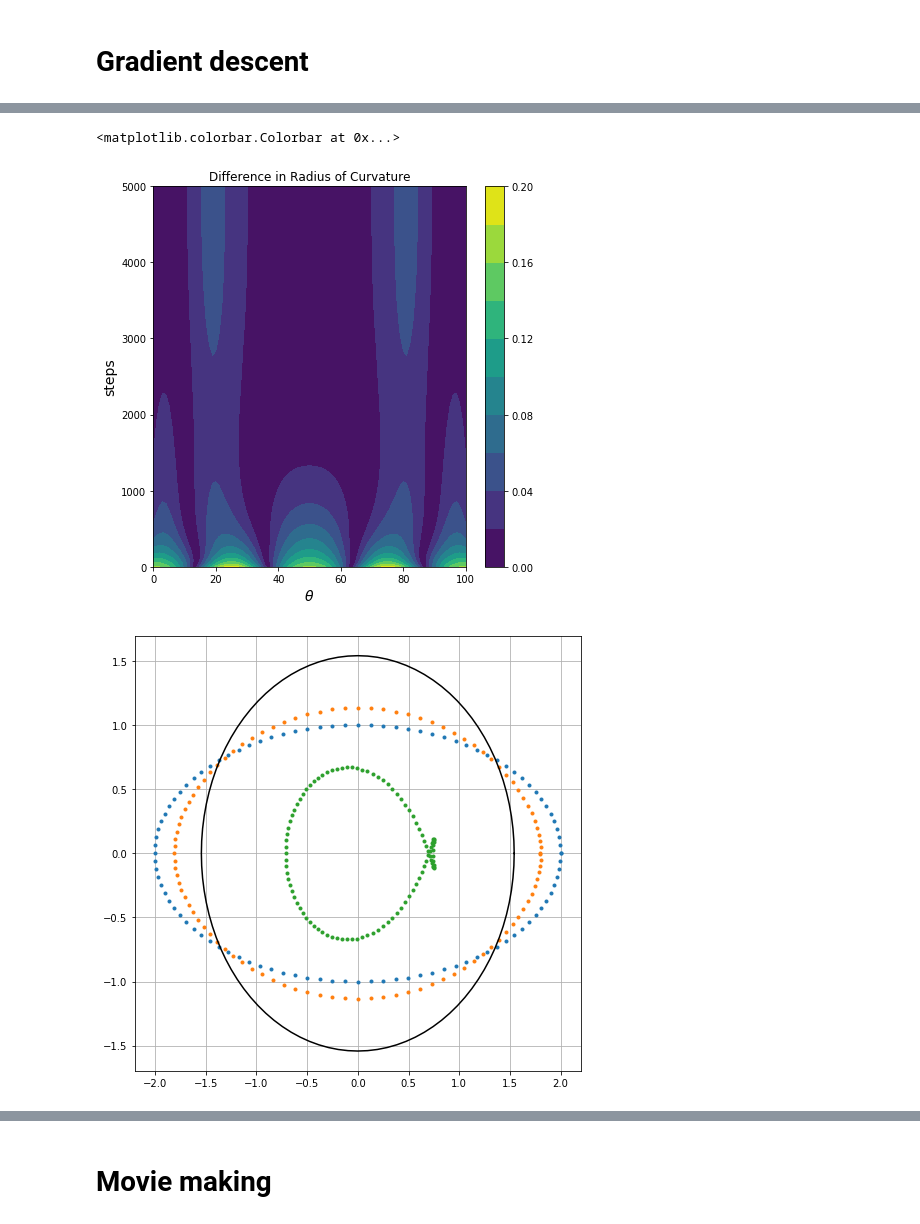
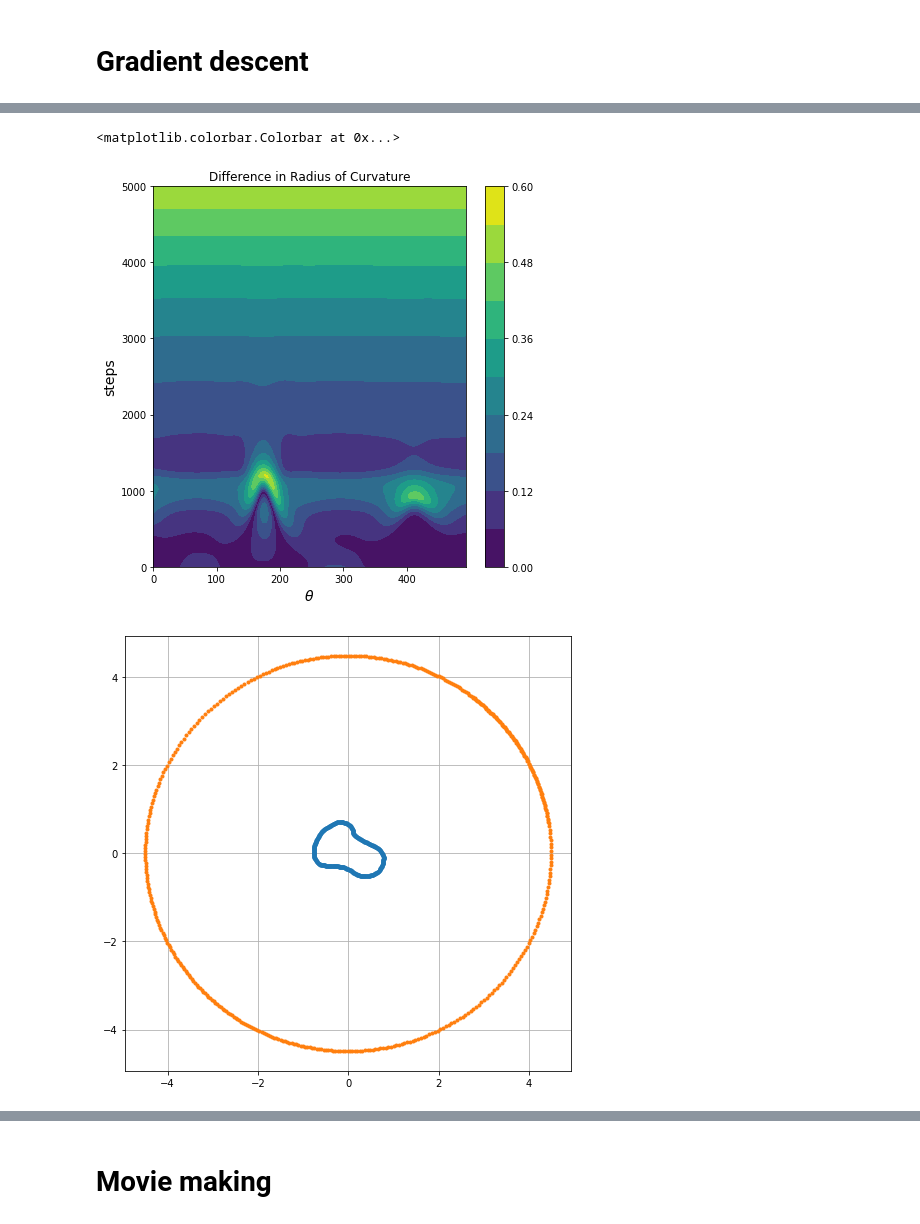
Before and after one commit to rafaelalmada240/ProjectCircles, a Jupyter notebook: ProjectCircles.ipynb, the cells around one changed output, grey strips where cells are left out. Saved outputs shown, nothing was run; the diff lists cells and outputs as text; code cells hidden in the pictures.

Commit message:
Did some changes
Changed some bits from the code. Now you can run it for saved curves.

```diff
--- a/ProjectCircles.ipynb
+++ b/ProjectCircles.ipynb
@@ -28,0 +31,5 @@ plt.plot(x,y)
+# %%
+f = np.load('parametriccurve.npy')
+x_n = (f[:,1]-np.median(f[:,1]))/np.median(f[:,1])
+y_n = (f[:,0]-np.median(f[:,0]))/np.median(f[:,0])
+t = np.arange(0,len(x_n))/70
@@ -28,0 +38,3 @@ plt.plot(x,y)
+# %%
+x = sig.savgol_filter(x_n,25,6)
+y = -sig.savgol_filter(y_n,25,6)
@@ -104,18 +122,18 @@ plt.title('Difference in Radius of Curvature')
 plt.colorbar()
 # %% [output]
 <matplotlib.colorbar.Colorbar at 0x...>
-[figure, old version]
+[figure, new version]
 # %%
 plt.figure(figsize=(8,8))
 g = np.array([x,y])
 plt.plot(g[0],g[1],'.')
-plt.plot(g_array[100,0],g_array[100,1],'.')
-plt.plot(1.25*g_list[-1][0],1.25*g_list[-1][1],'.')
-plt.plot(Cx,Cy,'k')
+plt.plot(g_array[2500,0],g_array[2500,1],'.')
+#plt.plot(1.25*g_list[-1][0],1.25*g_list[-1][1],'.')
+#plt.plot(Cx,Cy,'k')
 #plt.xlim(-2,2)
 plt.grid()
 # %% [output]
-[figure, old version]
+[figure, new version]
 # %%
 plt.plot(g_array[1,:].T)
 plt.title('A')
```
Also changed, not shown: parts of 14 cells of this notebook.
